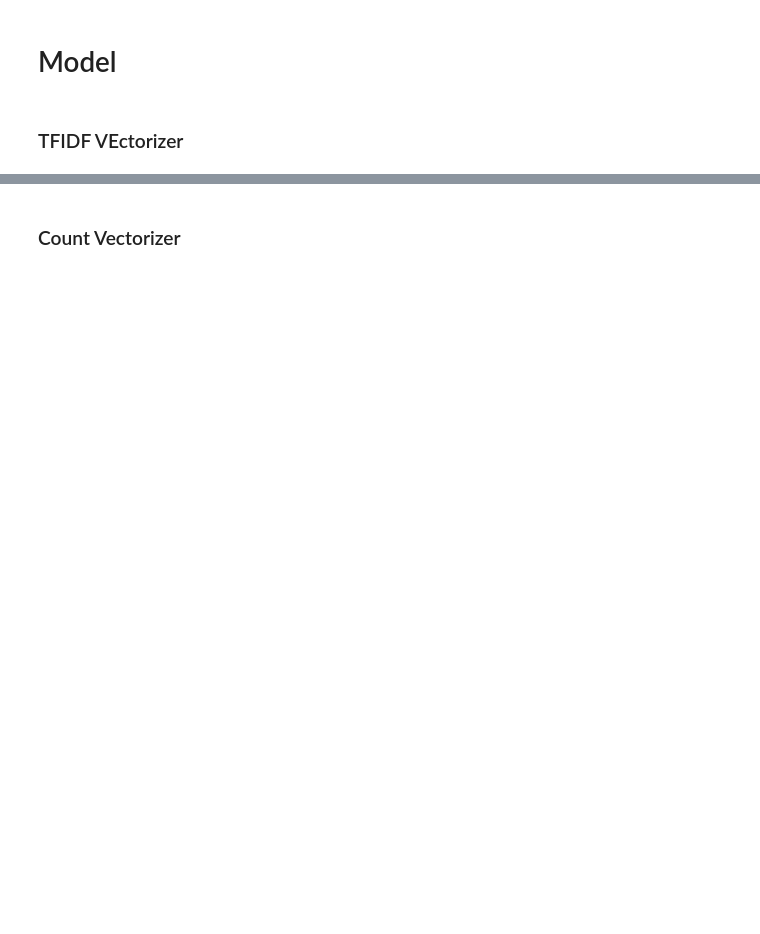
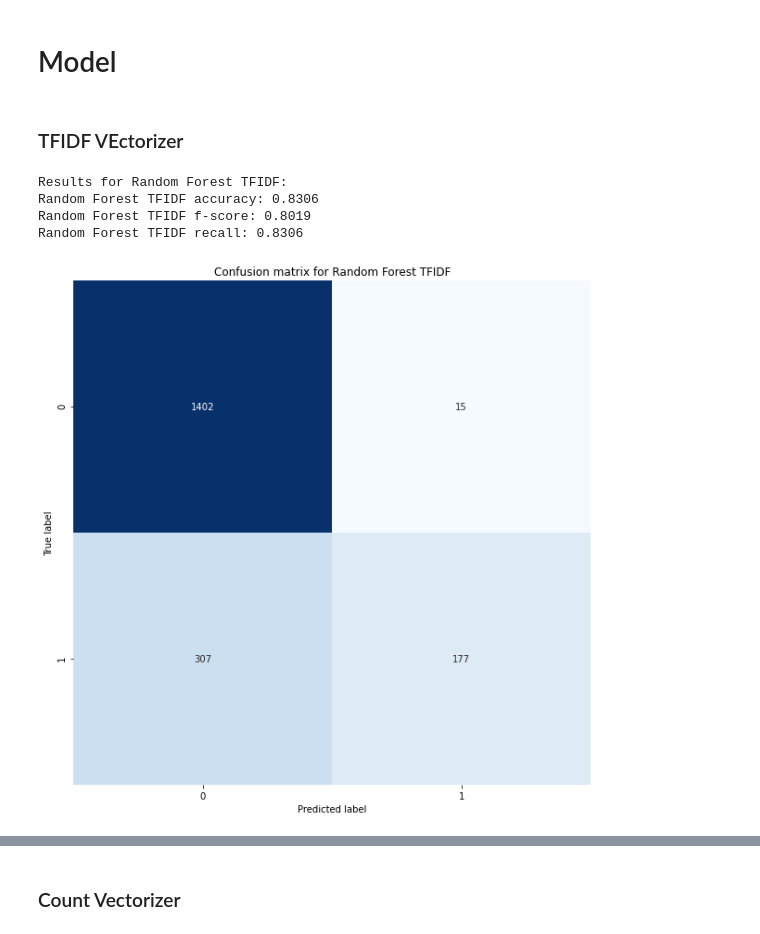
Before and after one commit to PatrykKotulak/Master-thesis, a Jupyter notebook: Hate_Speech_Detection_with_LSTM.ipynb, the cells around one changed output, grey strips where cells are left out. Cells and saved outputs as stored; diff of their text form; code cells hidden in the pictures; blank space fills up the shorter version.

```diff
--- a/Hate_Speech_Detection_with_LSTM.ipynb
+++ b/Hate_Speech_Detection_with_LSTM.ipynb
@@ -74,15 +74,21 @@ data.count_vectorizer()
 # %% [markdown]
 ### TFIDF VEctorizer
 # %%
-# # Random Forest
+# Random Forest
 
-# rf = Modeling(RandomForestClassifier(n_estimators=1000, random_state=0),
-#               data.X_train_tfidf, data.X_val_tfidf, data.y_train, data.y_val, result,
-#               'Random Forest TFIDF')
-# rf.fit_predict()
-# rf.print_results()
-# rf.plot_confusion_matrix()
-# result = rf.add_to_table()
+rf = Modeling(RandomForestClassifier(n_estimators=1000, random_state=0),
+              data.X_train_tfidf, data.X_val_tfidf, data.y_train, data.y_val, result,
+              'Random Forest TFIDF')
+rf.fit_predict()
+rf.print_results()
+rf.plot_confusion_matrix()
+result = rf.add_to_table()
+# %% [output]
+Results for Random Forest TFIDF:
+Random Forest TFIDF accuracy: 0.8306
+Random Forest TFIDF f-score: 0.8019
+Random Forest TFIDF recall: 0.8306
+[figure, added]
 # %%
 # Logistic Regression
 
```
Also changed, not shown: parts of 18 cells of this notebook, 1 other file.
